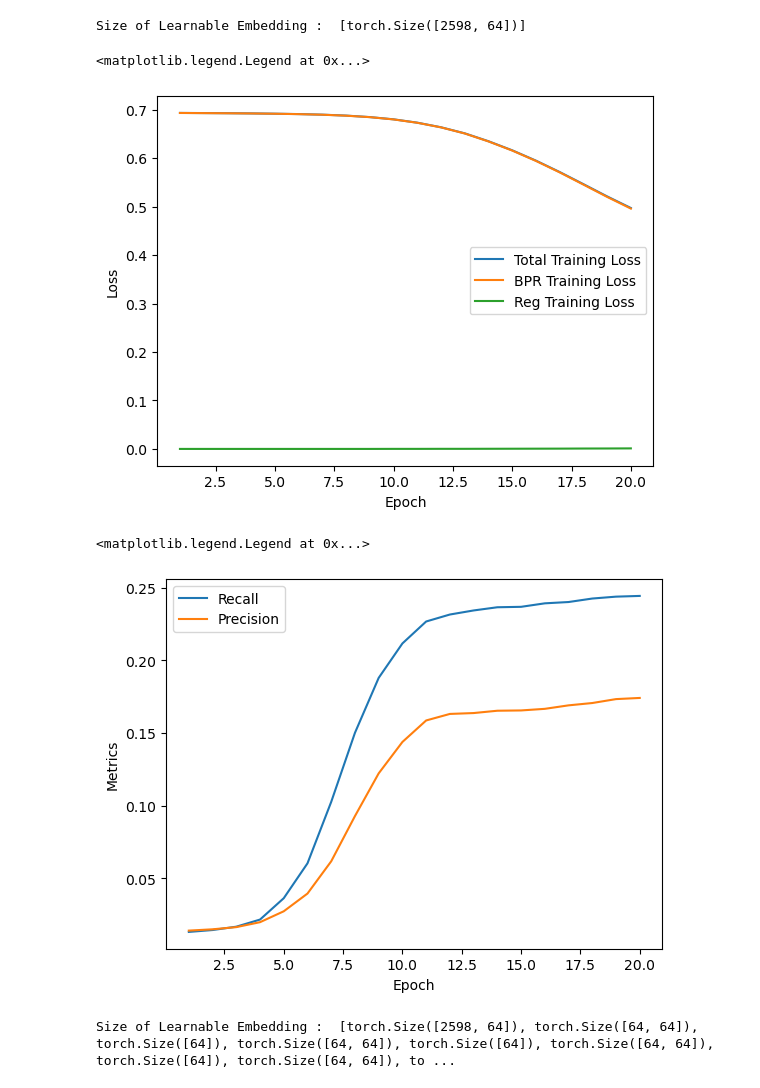
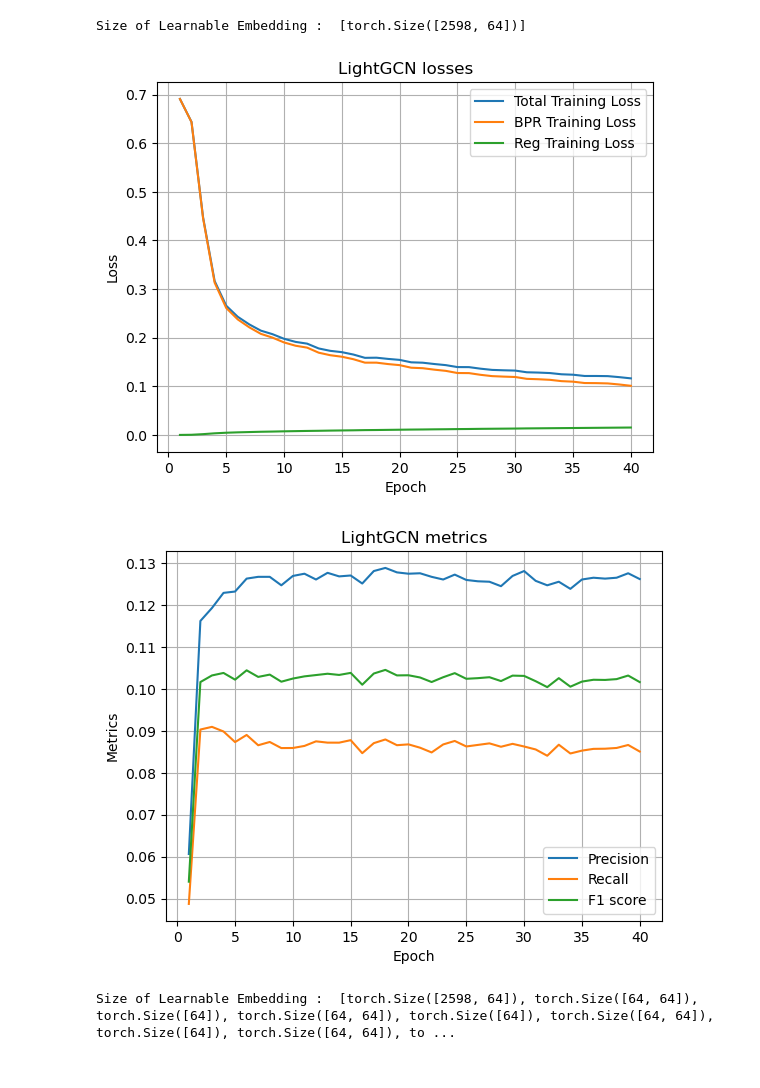
Before and after one commit to lvjonok/f23-pmldl-recommender, a Jupyter notebook: notebooks/3.0-baseline.ipynb, the cells around one changed output. Saved outputs shown, nothing was run; the diff lists cells and outputs as text; code cells hidden in the pictures.

```diff
--- a/notebooks/3.0-baseline.ipynb
+++ b/notebooks/3.0-baseline.ipynb
@@ -18,11 +23,11 @@ train = pd.read_csv("../data/interim/train.csv")
 test = pd.read_csv("../data/interim/test.csv")
 # %%
 PARAMETERS = TrainParameters(
-    EPOCHS=20,
+    EPOCHS=40,
     BATCH_SIZE=1024,
-    LR=5e-4,
+    LR=5e-3,
     DECAY=1e-4,
-    K=20,
+    K=10,
 )
 # %%
 latent_dim = 64
@@ -45,6 +50,6 @@ print("Size of Learnable Embedding : ", [x.shape for x in list(lightgcn.paramete
 # %% [output]
 Size of Learnable Embedding :  [torch.Size([2598, 64])]
 # %%
-light_loss, light_bpr, light_reg, light_recall, light_precision = train_and_eval(
+light_losses, light_metrics = train_and_eval(
     lightgcn, optimizer, train, test, PARAMETERS
 )
@@ -51,21 +60,31 @@ light_loss, light_bpr, light_reg, light_recall, light_precision = train_and_eval
 # %%
 epoch_list = [(i + 1) for i in range(PARAMETERS.EPOCHS)]
-plt.plot(epoch_list, light_loss, label="Total Training Loss")
-plt.plot(epoch_list, light_bpr, label="BPR Training Loss")
-plt.plot(epoch_list, light_reg, label="Reg Training Loss")
+plt.plot(epoch_list, light_losses[:, 0], label="Total Training Loss")
+plt.plot(epoch_list, light_losses[:, 1], label="BPR Training Loss")
+plt.plot(epoch_list, light_losses[:, 2], label="Reg Training Loss")
 
+plt.title("LightGCN losses")
 plt.xlabel("Epoch")
 plt.ylabel("Loss")
+plt.grid()
 plt.legend()
+
+# save figure
+plt.savefig("../reports/figures/lightgcn_losses.png")
 # %% [output]
-<matplotlib.legend.Legend at 0x...>
-[figure, old version]
+[figure, new version]
 # %%
-plt.plot(epoch_list, light_recall, label='Recall')
-plt.plot(epoch_list, light_precision, label='Precision')
-plt.xlabel('Epoch')
-plt.ylabel('Metrics')
+plt.plot(epoch_list, light_metrics[:, 0], label="Precision")
+plt.plot(epoch_list, light_metrics[:, 1], label="Recall")
+plt.plot(epoch_list, light_metrics[:, 2], label="F1 score")
+plt.xlabel("Epoch")
+plt.ylabel("Metrics")
+plt.grid()
 plt.legend()
+
+plt.title("LightGCN metrics")
+
+# save figure
+plt.savefig("../reports/figures/lightgcn_metrics.png")
 # %% [output]
-<matplotlib.legend.Legend at 0x...>
-[figure, old version]
+[figure, new version]
```
Also changed, not shown: parts of 10 cells of this notebook, 20 other files.
